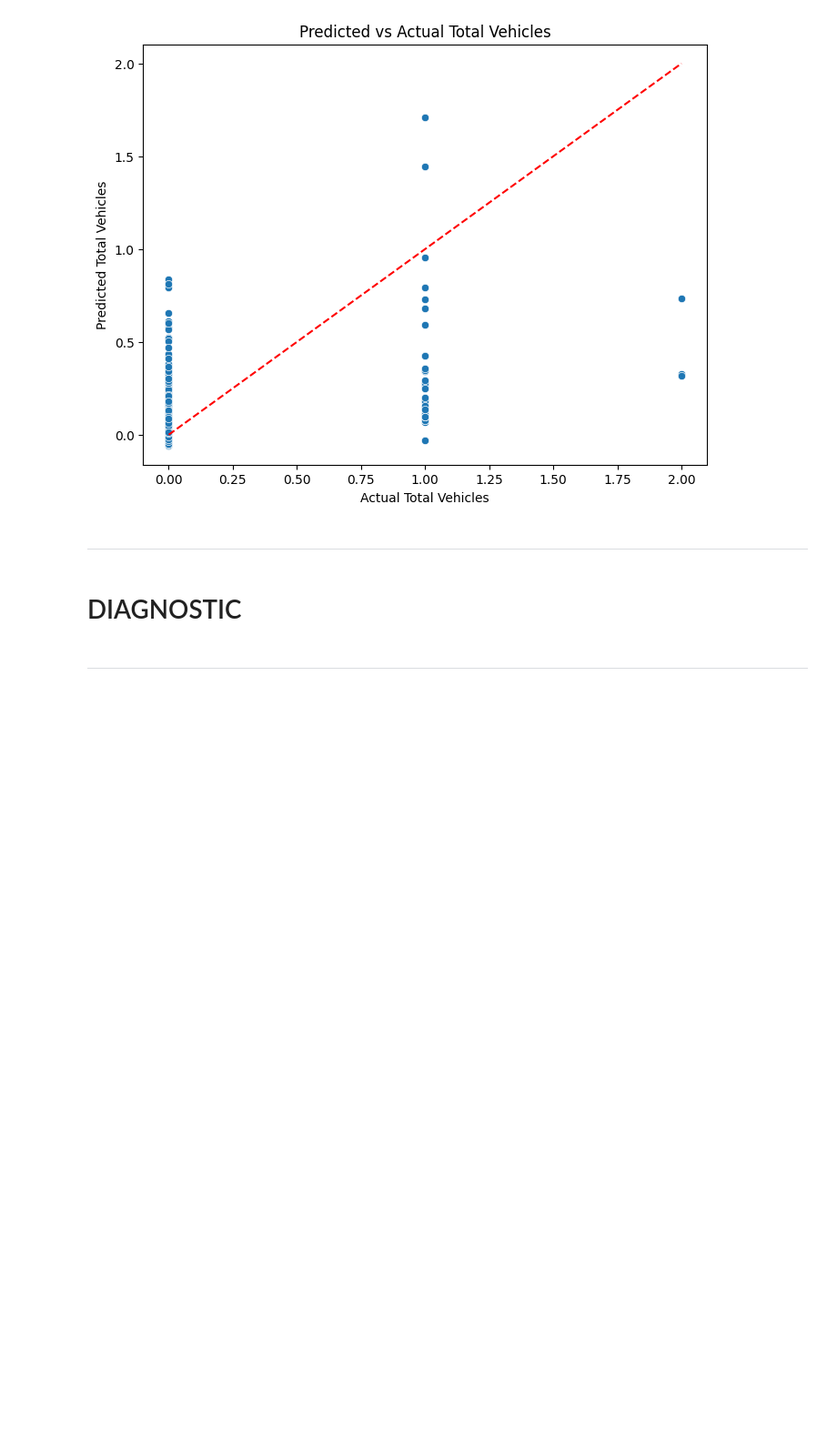
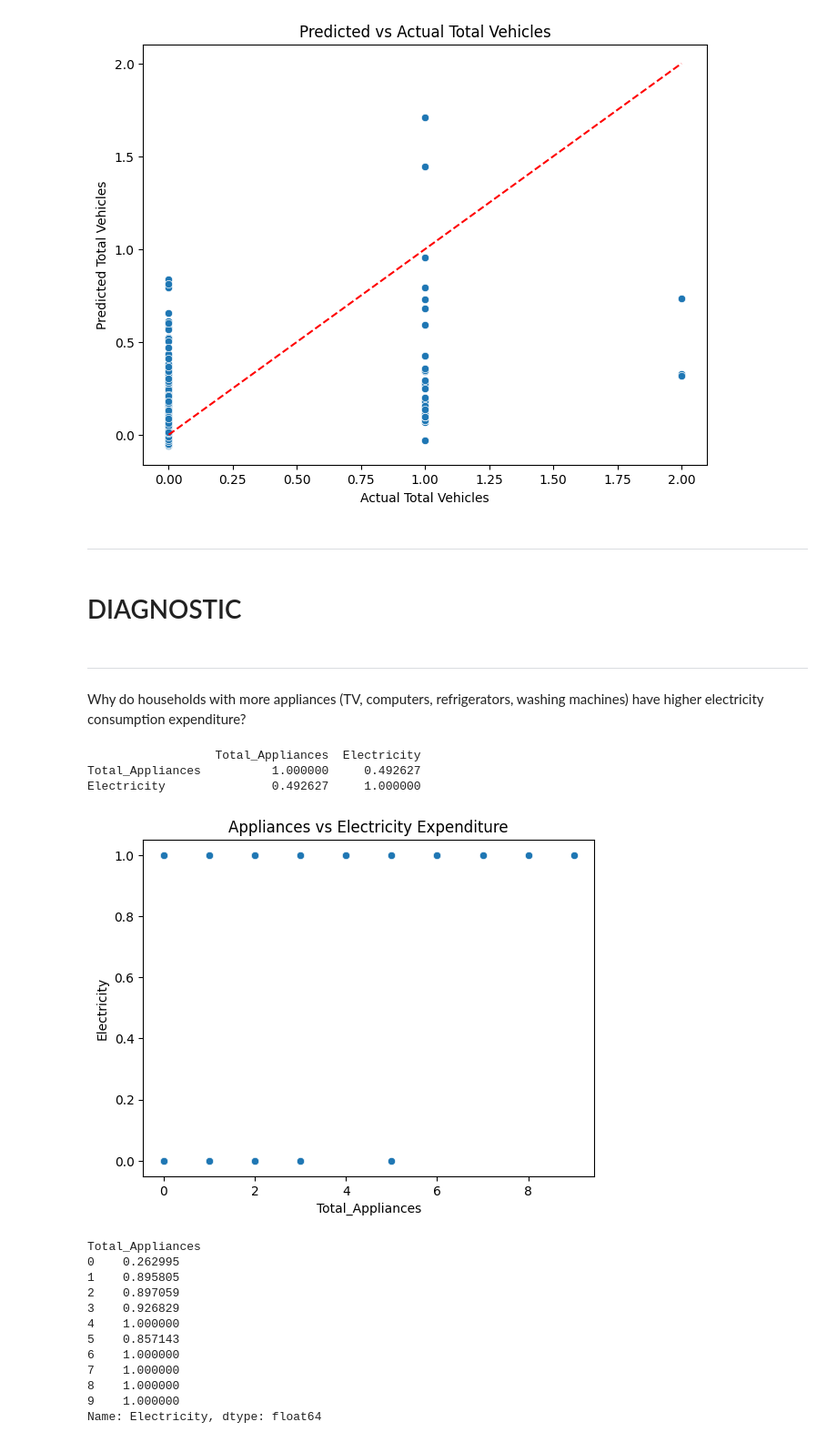
Before and after one commit to aguiwasivan/ANALYTICS, a Jupyter notebook: BARMM.ipynb, the cells around one changed output. Shown at 91% size. Saved outputs shown, nothing was run; the diff lists cells and outputs as text; code cells hidden in the pictures; blank space fills up the shorter version.

```diff
--- a/BARMM.ipynb
+++ b/BARMM.ipynb
@@ -214,3 +214,45 @@ MSE: 0.09, R^2: 0.07
 <h1>DIAGNOSTIC</h1>
 # %% [markdown]
 <hr>
+# %% [markdown]
+Why do households with more appliances (TV, computers, refrigerators, washing machines) have higher electricity consumption expenditure?
+# %%
+import pandas as pd
+import seaborn as sns
+import matplotlib.pyplot as plt
+
+# Create a combined count of appliances
+df["Total_Appliances"] = (
+    df["Number of Television"] +
+    df["Number of Personal Computer"] +
+    df["Number of Refrigerator/Freezer"] +
+    df["Number of Washing Machine"]
+)
+
+# Correlation
+print(df[["Total_Appliances", "Electricity"]].corr())
+
+# Scatter Plot
+sns.scatterplot(data=df, x="Total_Appliances", y="Electricity")
+plt.title("Appliances vs Electricity Expenditure")
+plt.show()
+
+# Group comparison
+print(df.groupby("Total_Appliances")["Electricity"].mean())
+# %% [output]
+                  Total_Appliances  Electricity
+Total_Appliances          1.000000     0.492627
+Electricity               0.492627     1.000000
+[figure, added]
+Total_Appliances
+0    0.262995
+1    0.895805
+2    0.897059
+3    0.926829
+4    1.000000
+5    0.857143
+6    1.000000
+7    1.000000
+8    1.000000
+9    1.000000
+Name: Electricity, dtype: float64
```
Also changed, not shown: parts of 3 cells of this notebook.
